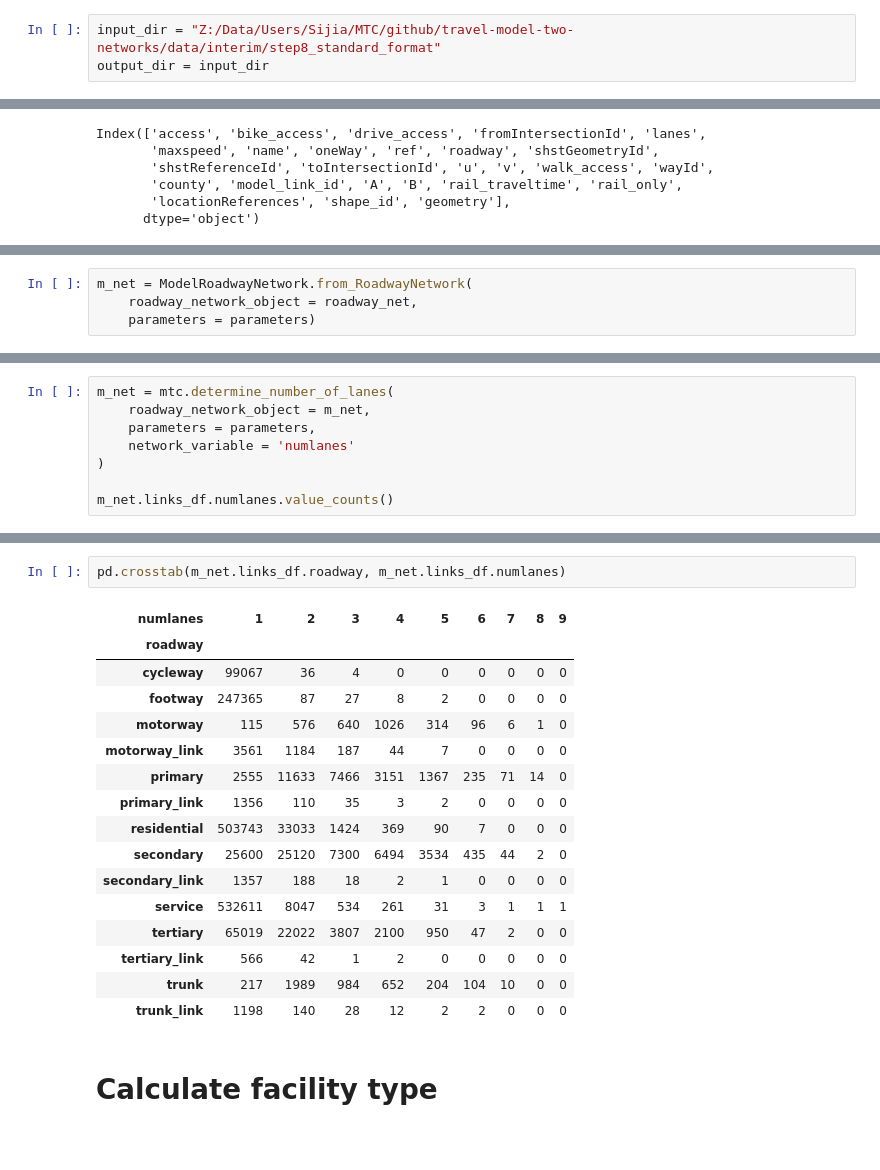
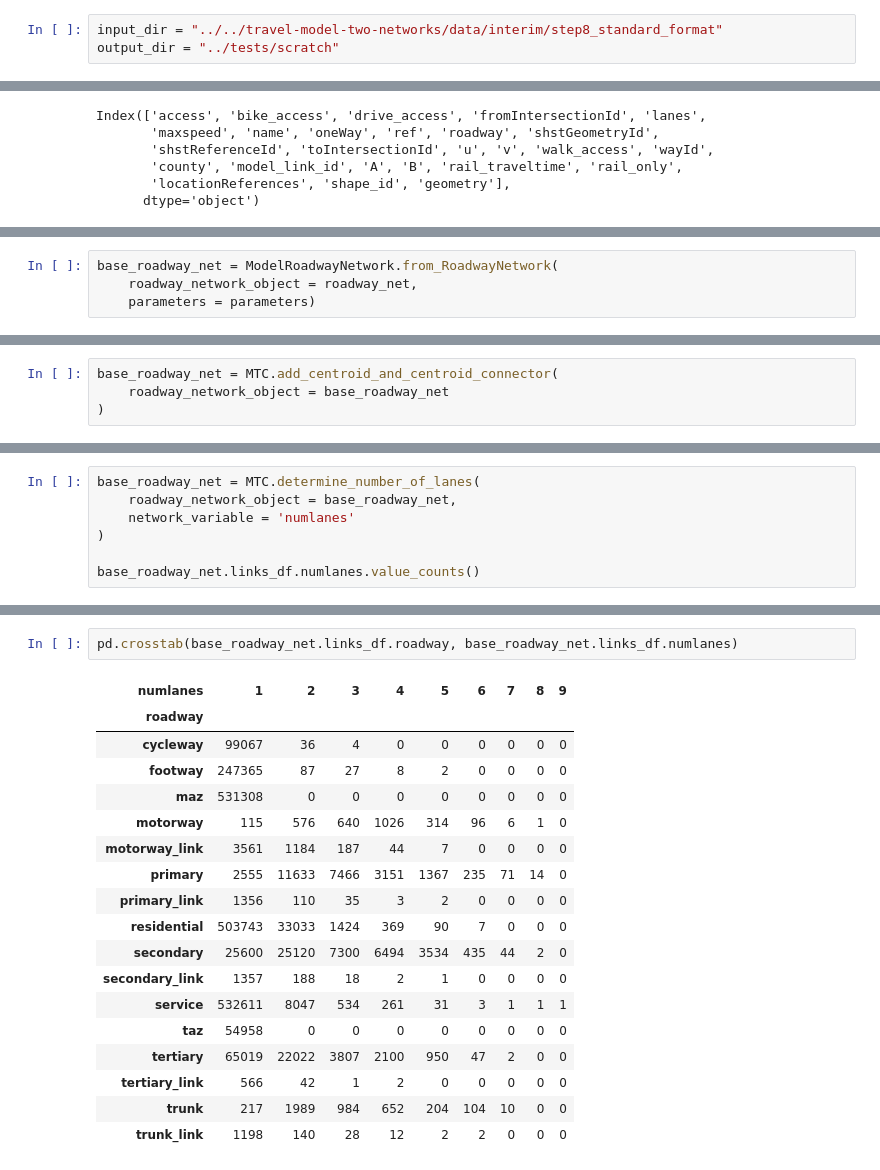
Before and after one commit to wsp-sag/Lasso, a Jupyter notebook: notebooks/MTC-01-make-base-network.ipynb, the cells around one changed output, grey strips where cells are left out. Cells and saved outputs as stored; diff of their text form; blank space fills up the shorter version.

Commit message:
make base network with numlanes, ft, etc.
prepare pickle for applying base project cards

```diff
--- a/notebooks/MTC-01-make-base-network.ipynb
+++ b/notebooks/MTC-01-make-base-network.ipynb
@@ -36,8 +41,8 @@ logger.setLevel(logging.DEBUG)
 # %% [markdown]
 # Remote I/O
 # %%
-input_dir = "Z:/Data/Users/Sijia/MTC/github/travel-model-two-networks/data/interim/step8_standard_format"
-output_dir = input_dir
+input_dir = "../../travel-model-two-networks/data/interim/step8_standard_format"
+output_dir = "../tests/scratch"
 # %%
 parameters = Parameters()
 # %% [output]
@@ -76,5 +135,5 @@ Index(['access', 'bike_access', 'drive_access', 'fromIntersectionId', 'lanes',
 # %%
-m_net = ModelRoadwayNetwork.from_RoadwayNetwork(
+base_roadway_net = ModelRoadwayNetwork.from_RoadwayNetwork(
     roadway_network_object = roadway_net,
     parameters = parameters)
 # %% [output]
@@ -90,0 +169,4 @@ Index(['access', 'bike_access', 'drive_access', 'fromIntersectionId', 'lanes',
+# %%
+base_roadway_net = MTC.add_centroid_and_centroid_connector(
+    roadway_network_object = base_roadway_net
+)
@@ -93,9 +207,8 @@ Index(['access', 'bike_access', 'drive_access', 'fromIntersectionId', 'lanes',
 # %%
-m_net = mtc.determine_number_of_lanes(
-    roadway_network_object = m_net,
-    parameters = parameters,
+base_roadway_net = MTC.determine_number_of_lanes(
+    roadway_network_object = base_roadway_net,
     network_variable = 'numlanes'
 )
 
-m_net.links_df.numlanes.value_counts()
+base_roadway_net.links_df.numlanes.value_counts()
 # %% [output]
@@ -113,12 +227,13 @@ m_net.links_df.numlanes.value_counts()
 9          1
 Name: numlanes, dtype: int64
 # %%
-pd.crosstab(m_net.links_df.roadway, m_net.links_df.numlanes)
+pd.crosstab(base_roadway_net.links_df.roadway, base_roadway_net.links_df.numlanes)
 # %% [output]
 | numlanes | 1 | 2 | 3 | 4 | 5 | 6 | 7 | 8 | 9 |
 | roadway |  |  |  |  |  |  |  |  |  |
 | cycleway | 99067 | 36 | 4 | 0 | 0 | 0 | 0 | 0 | 0 |
 | footway | 247365 | 87 | 27 | 8 | 2 | 0 | 0 | 0 | 0 |
+| maz | 531308 | 0 | 0 | 0 | 0 | 0 | 0 | 0 | 0 |
 | motorway | 115 | 576 | 640 | 1026 | 314 | 96 | 6 | 1 | 0 |
 | motorway_link | 3561 | 1184 | 187 | 44 | 7 | 0 | 0 | 0 | 0 |
 | primary | 2555 | 11633 | 7466 | 3151 | 1367 | 235 | 71 | 14 | 0 |
@@ -127,9 +242,8 @@ pd.crosstab(m_net.links_df.roadway, m_net.links_df.numlanes)
 | secondary | 25600 | 25120 | 7300 | 6494 | 3534 | 435 | 44 | 2 | 0 |
 | secondary_link | 1357 | 188 | 18 | 2 | 1 | 0 | 0 | 0 | 0 |
 | service | 532611 | 8047 | 534 | 261 | 31 | 3 | 1 | 1 | 1 |
+| taz | 54958 | 0 | 0 | 0 | 0 | 0 | 0 | 0 | 0 |
 | tertiary | 65019 | 22022 | 3807 | 2100 | 950 | 47 | 2 | 0 | 0 |
 | tertiary_link | 566 | 42 | 1 | 2 | 0 | 0 | 0 | 0 | 0 |
 | trunk | 217 | 1989 | 984 | 652 | 204 | 104 | 10 | 0 | 0 |
 | trunk_link | 1198 | 140 | 28 | 12 | 2 | 2 | 0 | 0 | 0 |
-# %% [markdown]
-# Calculate facility type
```
Also changed, not shown: parts of 37 cells of this notebook, 8 other files.
